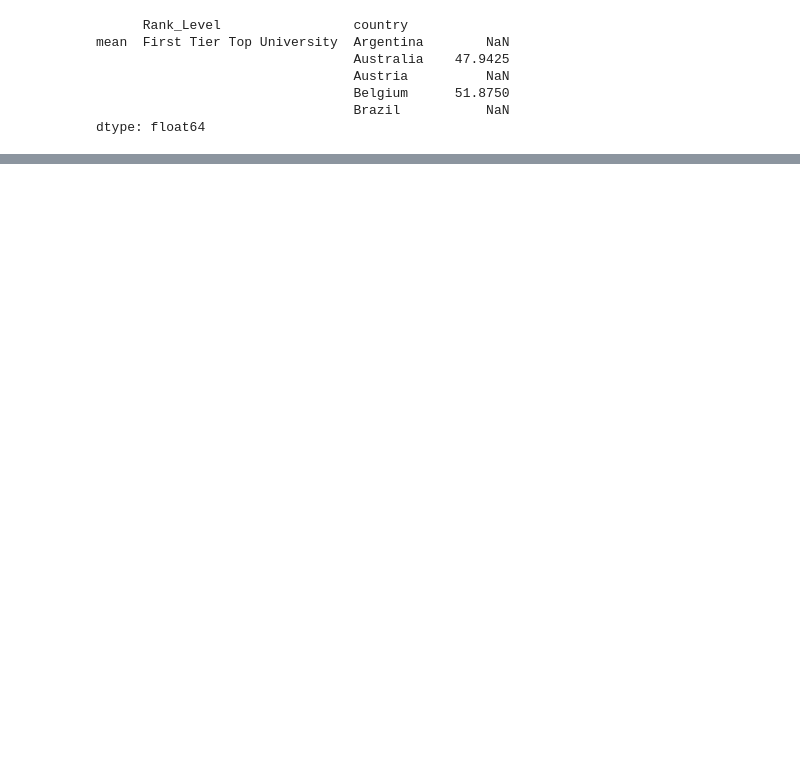
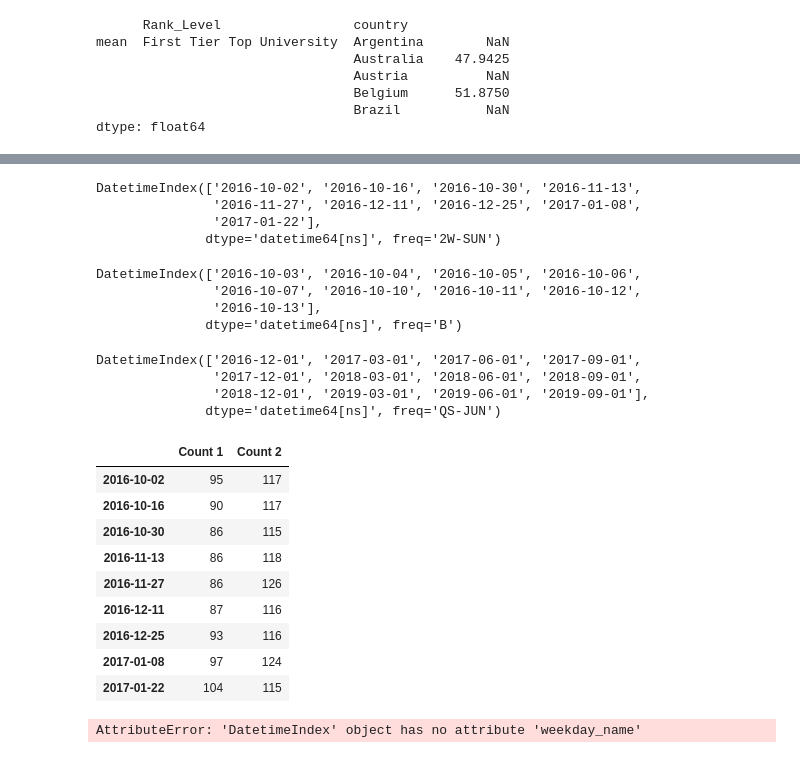
Before and after one commit to mrioshe/AppliedDataScienceWithPython, a Jupyter notebook: IntroductionToDataScienceInPython/week3_MoreDataProcessingWithPandas/week3Review.ipynb, the cells around one changed output, grey strips where cells are left out. Drawn from its saved outputs; the diff is of its cells as text; code cells hidden in the pictures; blank space fills up the shorter version.

```diff
--- a/IntroductionToDataScienceInPython/week3_MoreDataProcessingWithPandas/week3Review.ipynb
+++ b/IntroductionToDataScienceInPython/week3_MoreDataProcessingWithPandas/week3Review.ipynb
@@ -760,0 +874,42 @@ dtype: float64
+# %%
+dates=pd.date_range('10-01-2016', periods=9, freq='2W-SUN')
+dates
+# %% [output]
+DatetimeIndex(['2016-10-02', '2016-10-16', '2016-10-30', '2016-11-13',
+               '2016-11-27', '2016-12-11', '2016-12-25', '2017-01-08',
+               '2017-01-22'],
+              dtype='datetime64[ns]', freq='2W-SUN')
+# %%
+pd.date_range('10-01-2016',periods=9,freq='B')
+# %% [output]
+DatetimeIndex(['2016-10-03', '2016-10-04', '2016-10-05', '2016-10-06',
+               '2016-10-07', '2016-10-10', '2016-10-11', '2016-10-12',
+               '2016-10-13'],
+              dtype='datetime64[ns]', freq='B')
+# %%
+pd.date_range('10-01-2016',periods=12,freq='QS-JUN')
+# %% [output]
+DatetimeIndex(['2016-12-01', '2017-03-01', '2017-06-01', '2017-09-01',
+               '2017-12-01', '2018-03-01', '2018-06-01', '2018-09-01',
+               '2018-12-01', '2019-03-01', '2019-06-01', '2019-09-01'],
+              dtype='datetime64[ns]', freq='QS-JUN')
+# %%
+dates=pd.date_range('10-01-2016',periods=9,freq='2W-SUN')
+df=pd.DataFrame({'Count 1': 100+np.random.randint(-5,10,9).cumsum(),
+                 'Count 2': 120+np.random.randint(-5,10,9)},index=dates)
+df
+# %% [output]
+|  | Count 1 | Count 2 |
+| 2016-10-02 | 95 | 117 |
+| 2016-10-16 | 90 | 117 |
+| 2016-10-30 | 86 | 115 |
+| 2016-11-13 | 86 | 118 |
+| 2016-11-27 | 86 | 126 |
+| 2016-12-11 | 87 | 116 |
+| 2016-12-25 | 93 | 116 |
+| 2017-01-08 | 97 | 124 |
+| 2017-01-22 | 104 | 115 |
+# %%
+df.index.weekday_name
+# %% [output]
+AttributeError: 'DatetimeIndex' object has no attribute 'weekday_name'
```
Also changed, not shown: parts of 27 cells of this notebook.
